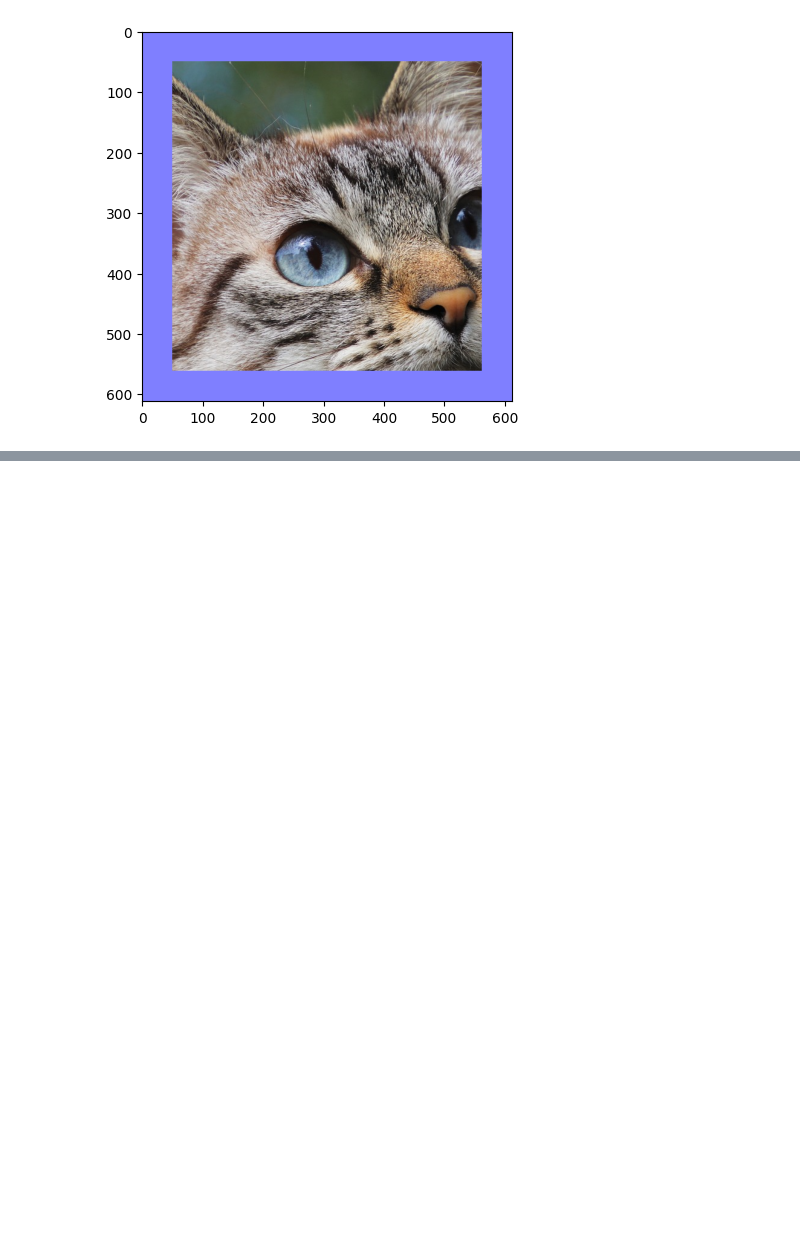
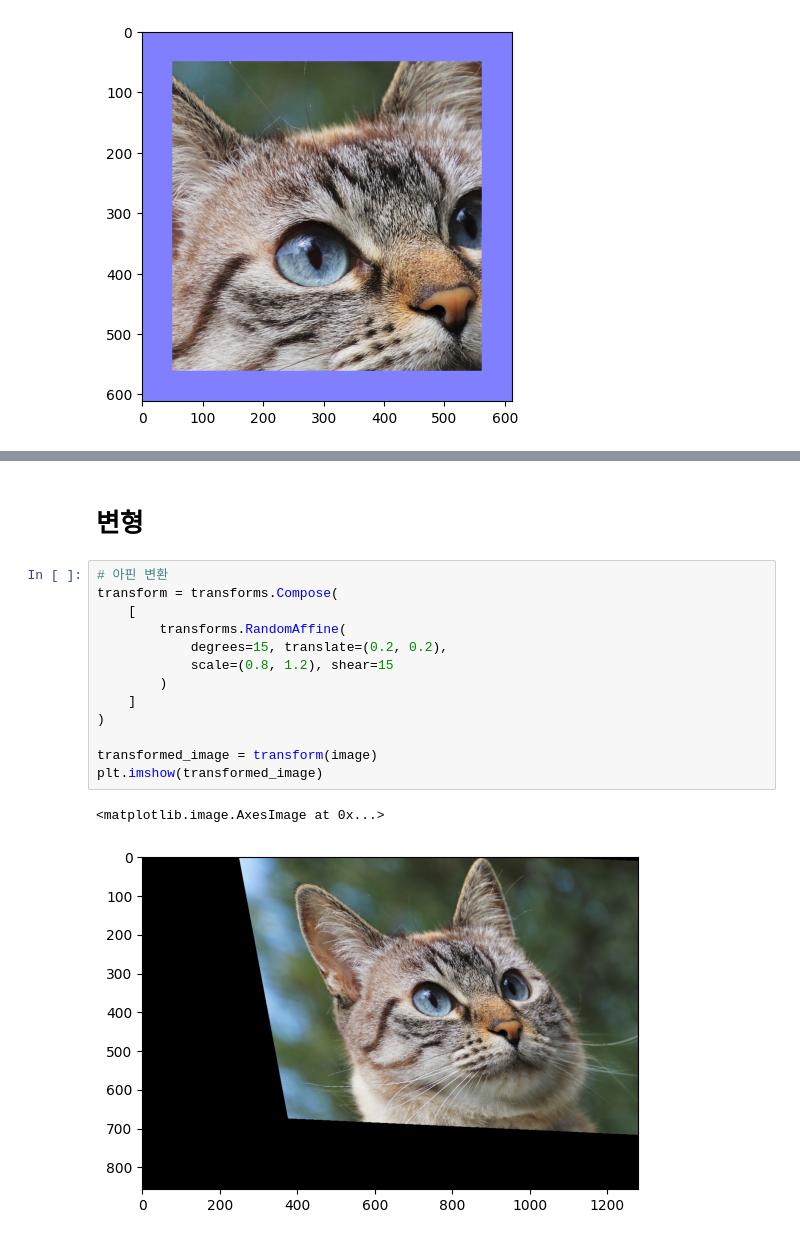
Before and after one commit to choiwonjini/AIFFEL_practice, a Jupyter notebook: pytorch/advanced/4-2. Image Data Augmentation.ipynb, the cells around one changed output, grey strips where cells are left out. Cells and saved outputs as stored; diff of their text form; blank space fills up the shorter version.

Commit message:
Image data Augmentation

```diff
--- a/pytorch/advanced/4-2. Image Data Augmentation.ipynb
+++ b/pytorch/advanced/4-2. Image Data Augmentation.ipynb
@@ -93,0 +103,18 @@ plt.imshow(transformed_image)
+# %% [markdown]
+# 변형
+# %%
+# 아핀 변환
+transform = transforms.Compose(
+    [
+        transforms.RandomAffine(
+            degrees=15, translate=(0.2, 0.2),
+            scale=(0.8, 1.2), shear=15
+        )
+    ]
+)
+
+transformed_image = transform(image)
+plt.imshow(transformed_image)
+# %% [output]
+<matplotlib.image.AxesImage at 0x...>
+[figure, added]
```
Also changed, not shown: parts of 6 cells of this notebook.
